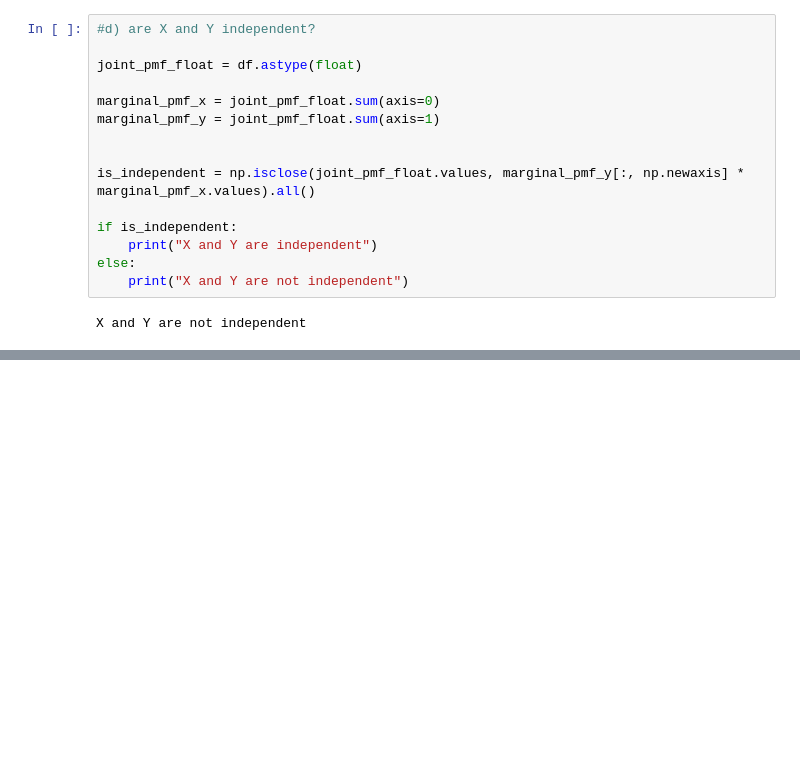
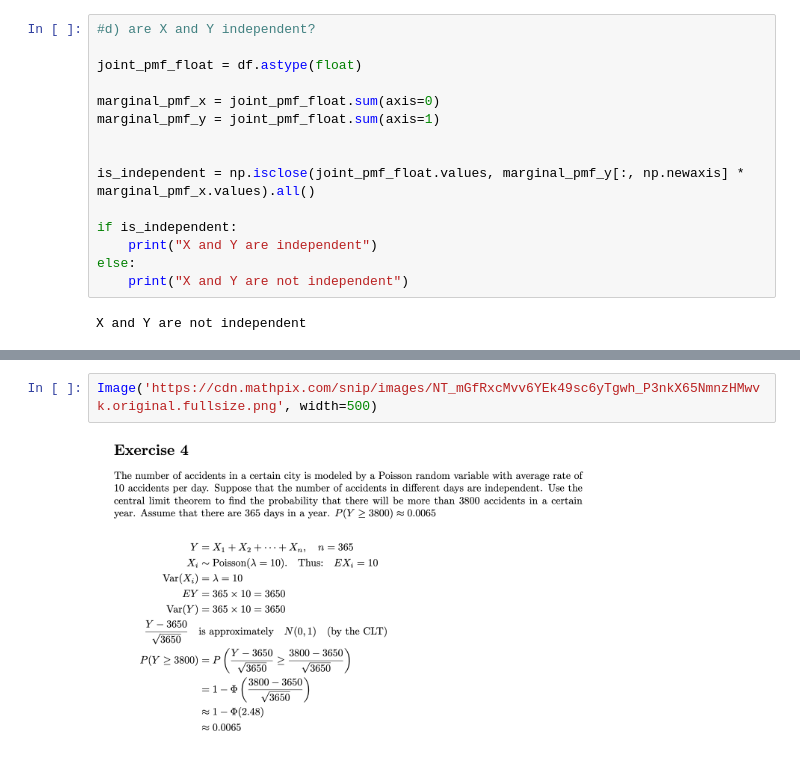
Before and after one commit to LilianBittar/StochasticModellingAndProcesses, a Jupyter notebook: session05/set_5_solution.ipynb, the cells around one changed output, grey strips where cells are left out. Saved outputs shown, nothing was run; the diff lists cells and outputs as text; blank space fills up the shorter version.

```diff
--- a/session05/set_5_solution.ipynb
+++ b/session05/set_5_solution.ipynb
@@ -195,0 +202,4 @@ Var[X|Y=1]:  2/3 , 0.67
+# %%
+Image('https://cdn.mathpix.com/snip/images/NT_mGfRxcMvv6YEk49sc6yTgwh_P3nkX65NmnzHMwvk.original.fullsize.png', width=500)
+# %% [output]
+[figure, added]
```
Also changed, not shown: parts of 1 cell of this notebook.
